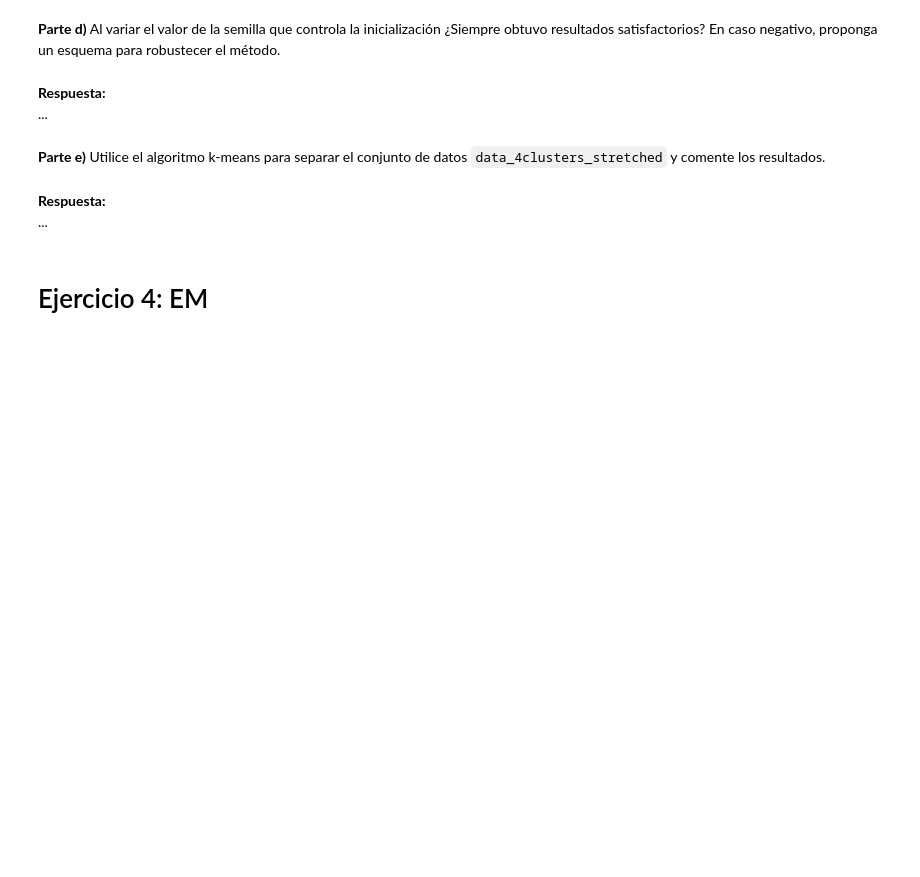
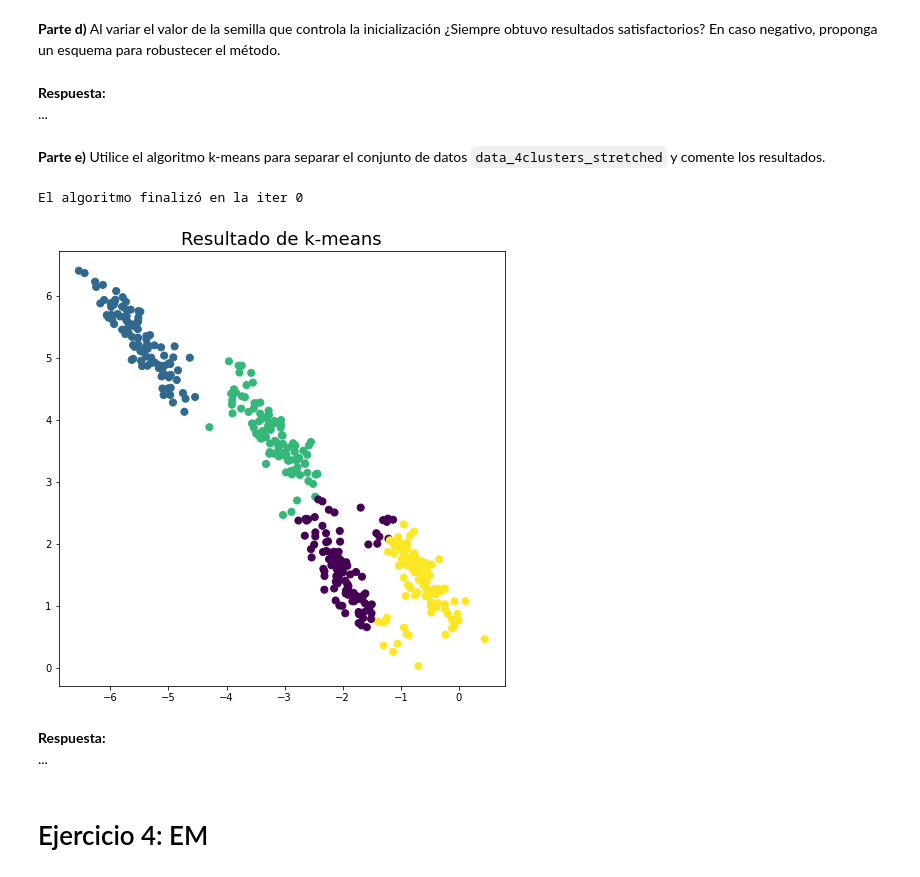
Before and after one commit to jessica-arroyo/machine_learning_exercises, a Jupyter notebook: practico_07/practico7.ipynb, the cells around one changed output. Saved outputs shown, nothing was run; the diff lists cells and outputs as text; code cells hidden in the pictures; blank space fills up the shorter version.

```diff
--- a/practico_07/practico7.ipynb
+++ b/practico_07/practico7.ipynb
@@ -548,28 +575,31 @@ print('El desempeño con adjusted mutual information score es %f' % adj_mi_score
 # %%
 f = np.load('data/data_4clusters_stretched.npz')
 f.files
 X_st = f['X_st']
 y_st = f['y_st']
 
 #####################################################
 ####### EMPIEZA ESPACIO PARA COMPLETAR CODIGO #######
 #####################################################
 
-# centros_stretched, asignaciones_stretched =
+centros_stretched, asignaciones_stretched = k_means(X_st, 4)
 
 
 #####################################################
 ####### TERMINA ESPACIO PARA COMPLETAR CODIGO #######
 #####################################################
 
 fig, ax = plt.subplots()
 ax.scatter(X_st[:, 0],
            X_st[:, 1],
            c=asignaciones_stretched,
            s=dot_size,
            cmap=cmap)
 plt.title('Resultado de k-means', fontsize=18)
 plt.draw()
+# %% [output]
+El algoritmo finalizó en la iter 0
+[figure, added]
 # %% [markdown]
 **Respuesta:**
 ...
```
Also changed, not shown: parts of 16 cells of this notebook, 22 other files.
